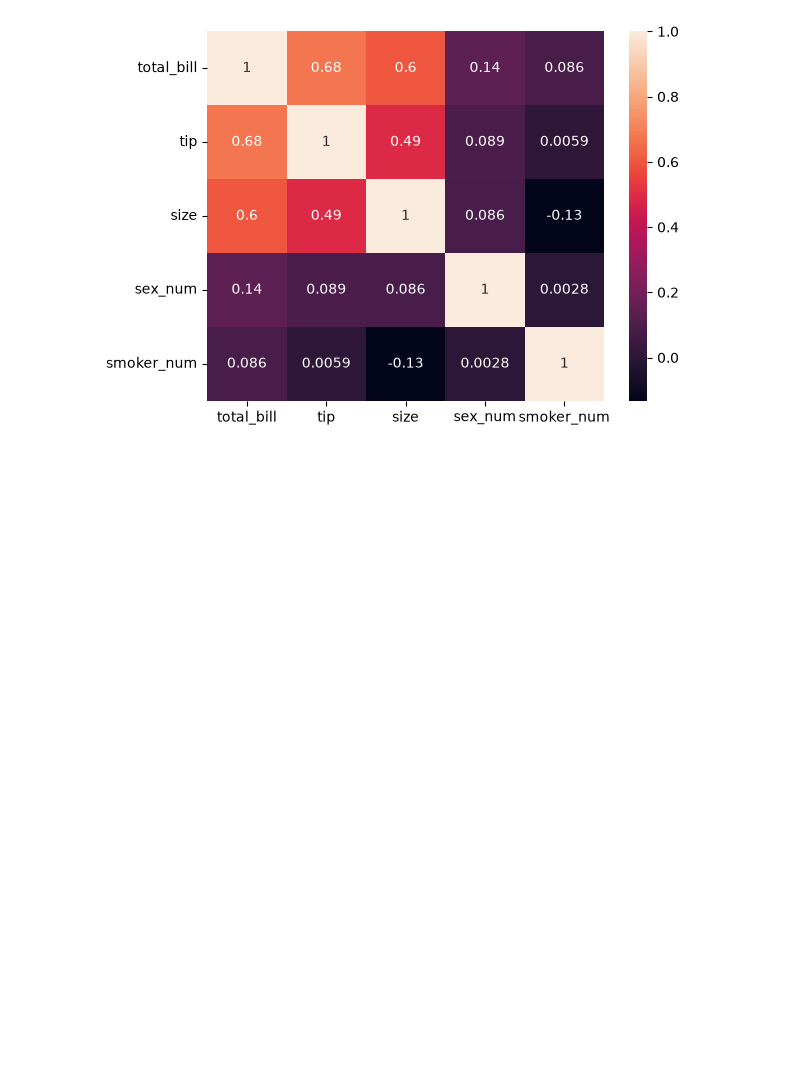
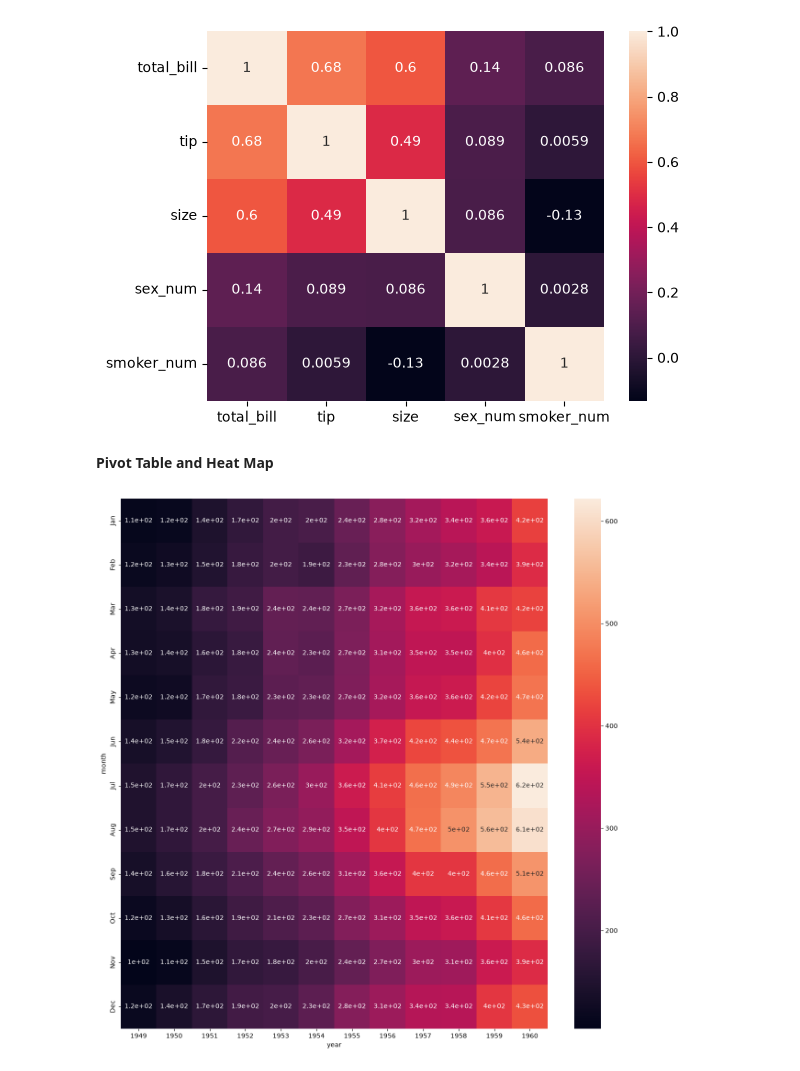
Before and after one commit to Aarya-Bhusal/Data-Visualization-Notes, a Jupyter notebook: matrixplot.ipynb, the cells around one changed output. Cells and saved outputs as stored; diff of their text form; code cells hidden in the pictures; blank space fills up the shorter version.

Commit message:
Matrix Plot Done

```diff
--- a/matrixplot.ipynb
+++ b/matrixplot.ipynb
@@ -69,3 +69,13 @@ sns.heatmap(numeric_df.corr(), annot=True)
 # %% [output]
 <Axes: >
 [figure]
+# %% [markdown]
+**Pivot Table and Heat Map**
+# %%
+flight_df = sns.load_dataset("flights")
+pivot_table = pd.pivot_table(data=flight_df, index="month", columns="year", values="passengers")
+fig = plt.figure(figsize=(15,15))
+sns.heatmap(pivot_table, annot=True)
+fig.savefig("heatmap.png")
+# %% [output]
+[figure, added]
```
Also changed, not shown: 1 other file.
